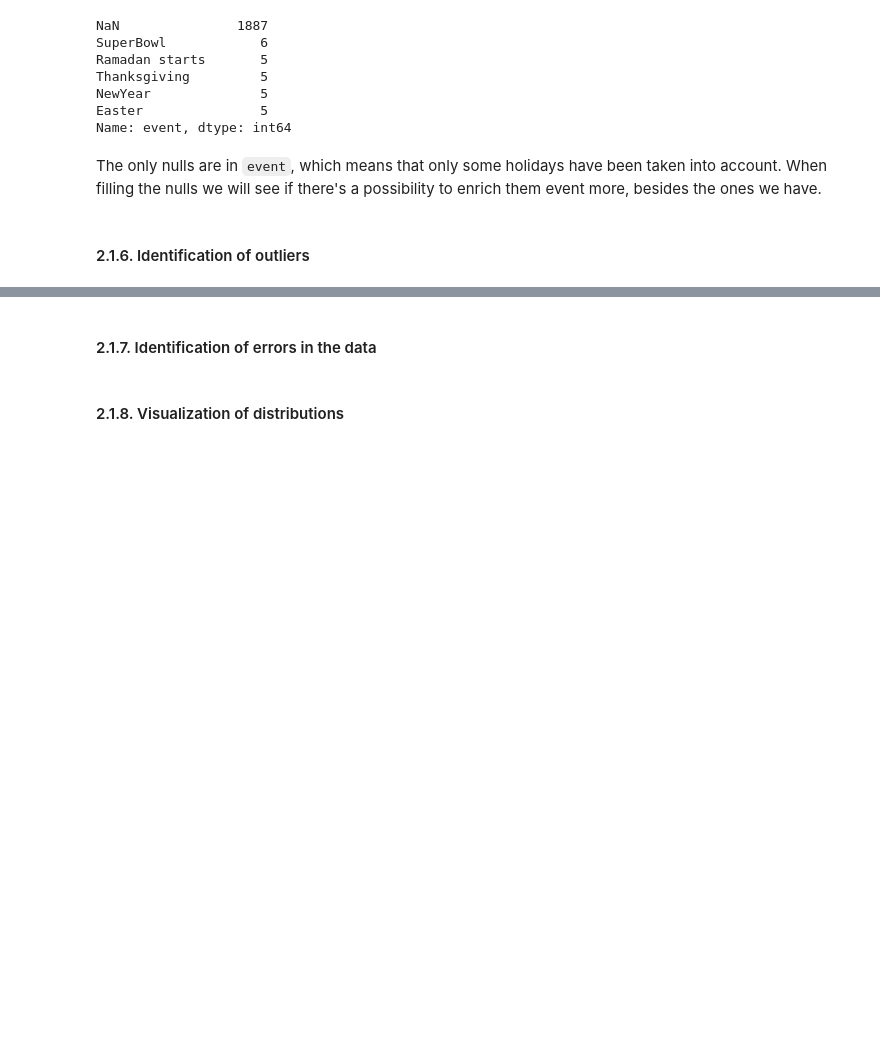
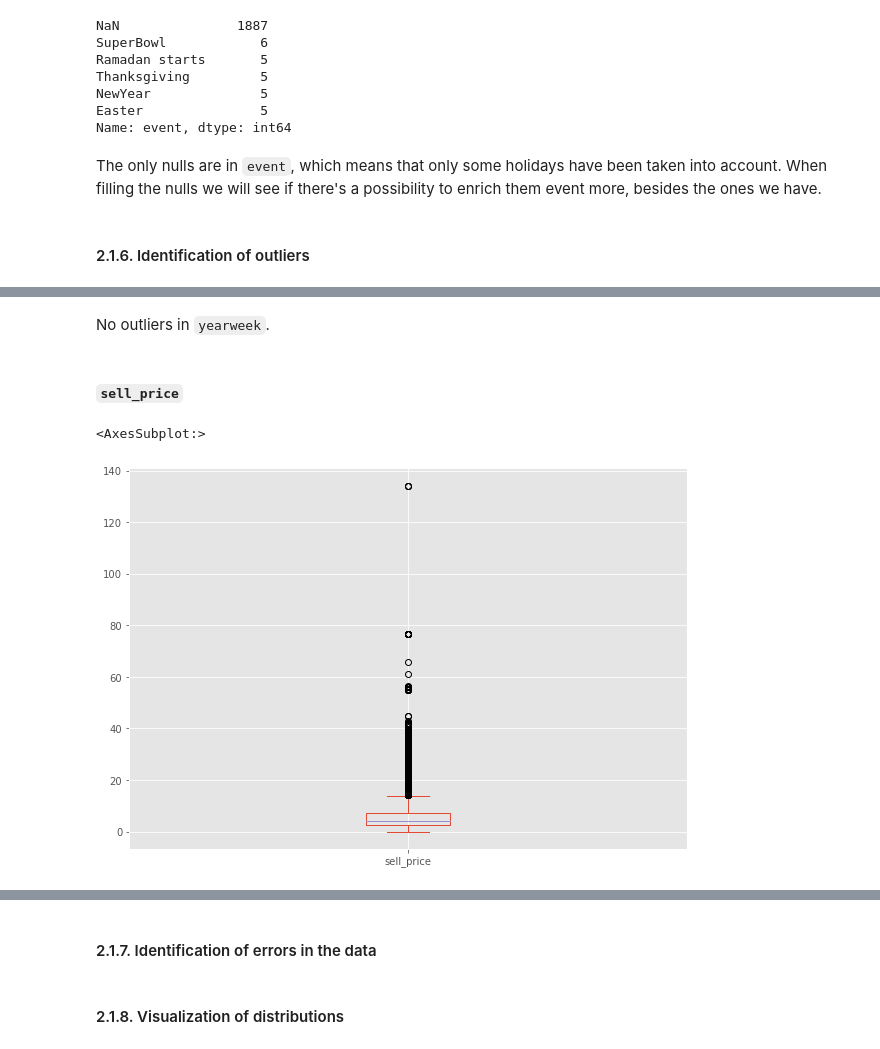
Before and after one commit to midimu/DS-Market, a Jupyter notebook: 1 - Analysis/DS Market - Analysis.ipynb, the cells around one changed output, grey strips where cells are left out. Cells and saved outputs as stored; diff of their text form; code cells hidden in the pictures; blank space fills up the shorter version.

Commit message:
Outlier detection in dataframes

```diff
--- a/1 - Analysis/DS Market - Analysis.ipynb
+++ b/1 - Analysis/DS Market - Analysis.ipynb
@@ -518,0 +574,9 @@ The only nulls are in `event`, which means that only some holidays have been tak
+# %% [markdown]
+No outliers in `yearweek`.
+# %% [markdown]
+##### `sell_price`
+# %%
+prices.sell_price.plot(kind = 'box')
+# %% [output]
+<AxesSubplot:>
+[figure, added]
```
Also changed, not shown: parts of 28 cells of this notebook.
